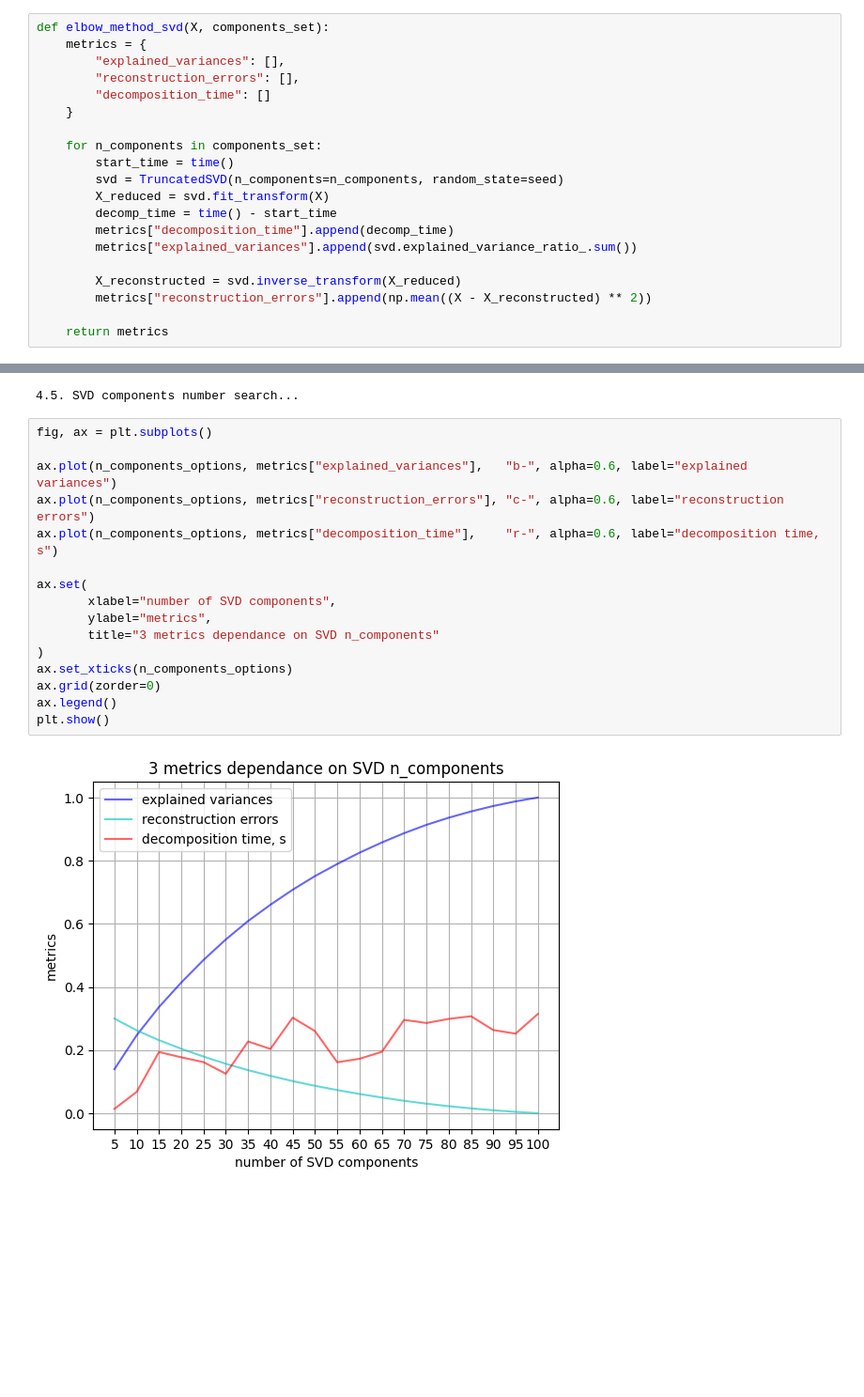
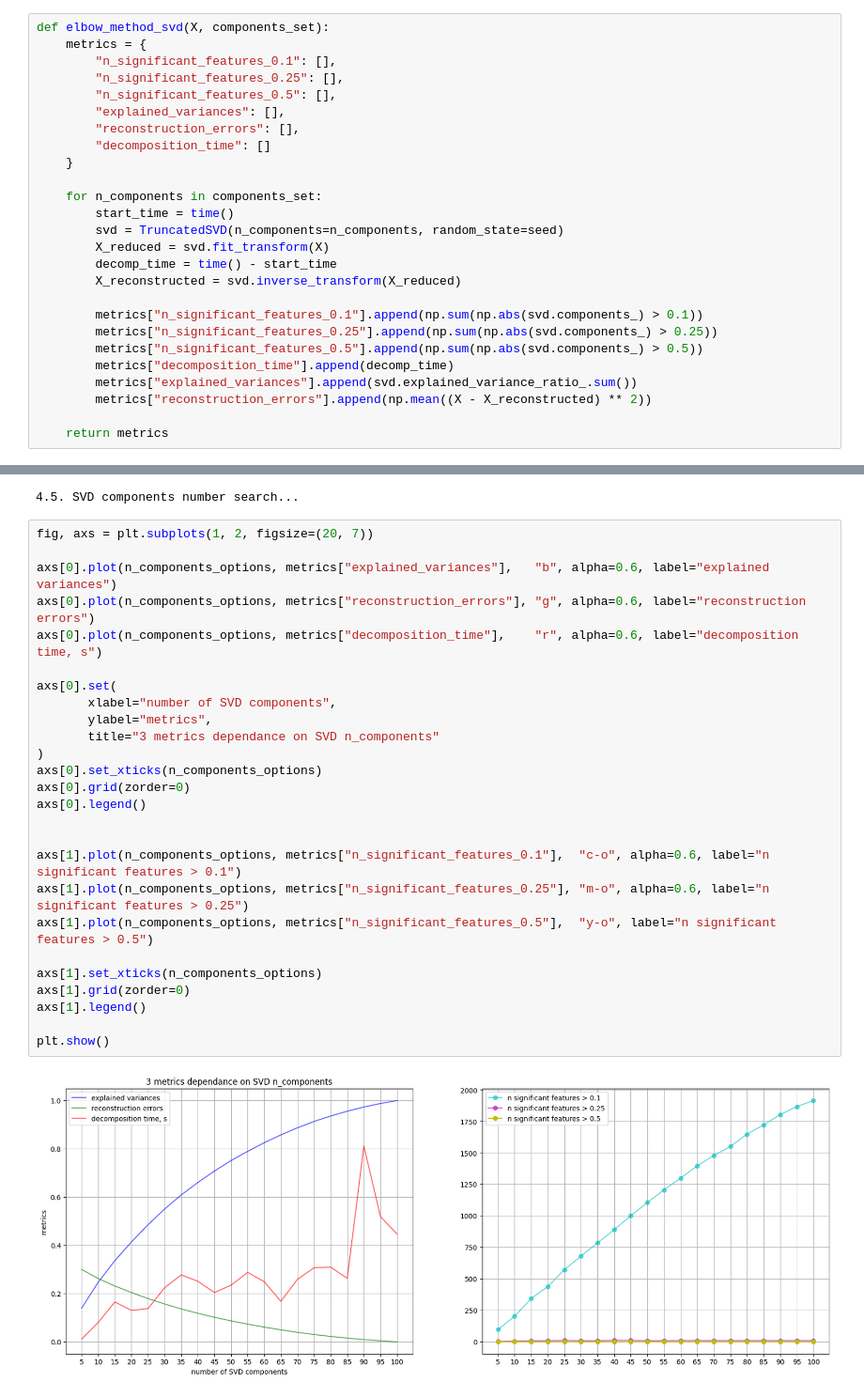
Before and after one commit to Ali-AliAli-Ali/binarize-inverse-interpret, a Jupyter notebook: regnetx_imagenet/bin_features_imagenet_cifar.ipynb, the cells around one changed output, grey strips where cells are left out. Shown at 94% size. Drawn from its saved outputs; the diff is of its cells as text; blank space fills up the shorter version.

Commit message:
Added significant features number analysis

```diff
--- a/regnetx_imagenet/bin_features_imagenet_cifar.ipynb
+++ b/regnetx_imagenet/bin_features_imagenet_cifar.ipynb
@@ -458,6 +458,9 @@ Number of significant binary features: 1098
 # %%
 def elbow_method_svd(X, components_set):
     metrics = {
+        "n_significant_features_0.1": [],
+        "n_significant_features_0.25": [],
+        "n_significant_features_0.5": [],
         "explained_variances": [],
         "reconstruction_errors": [],
         "decomposition_time": []
@@ -468,10 +471,13 @@ def elbow_method_svd(X, components_set):
         svd = TruncatedSVD(n_components=n_components, random_state=seed)
         X_reduced = svd.fit_transform(X)
         decomp_time = time() - start_time
+        X_reconstructed = svd.inverse_transform(X_reduced)
+
+        metrics["n_significant_features_0.1"].append(np.sum(np.abs(svd.components_) > 0.1))
+        metrics["n_significant_features_0.25"].append(np.sum(np.abs(svd.components_) > 0.25))
+        metrics["n_significant_features_0.5"].append(np.sum(np.abs(svd.components_) > 0.5))
         metrics["decomposition_time"].append(decomp_time)
         metrics["explained_variances"].append(svd.explained_variance_ratio_.sum())
-
-        X_reconstructed = svd.inverse_transform(X_reduced)
         metrics["reconstruction_errors"].append(np.mean((X - X_reconstructed) ** 2))
 
     return metrics
@@ -518,20 +524,30 @@ metrics = elbow_method_svd(weights_fused.cpu().numpy(), n_components_options)
 # %% [output]
 4.5. SVD components number search...
 # %%
-fig, ax = plt.subplots()
+fig, axs = plt.subplots(1, 2, figsize=(20, 7))
 
-ax.plot(n_components_options, metrics["explained_variances"],   "b-", alpha=0.6, label="explained variances")
-ax.plot(n_components_options, metrics["reconstruction_errors"], "c-", alpha=0.6, label="reconstruction errors")
-ax.plot(n_components_options, metrics["decomposition_time"],    "r-", alpha=0.6, label="decomposition time, s")
+axs[0].plot(n_components_options, metrics["explained_variances"],   "b", alpha=0.6, label="explained variances")
+axs[0].plot(n_components_options, metrics["reconstruction_errors"], "g", alpha=0.6, label="reconstruction errors")
+axs[0].plot(n_components_options, metrics["decomposition_time"],    "r", alpha=0.6, label="decomposition time, s")
 
-ax.set(
+axs[0].set(
        xlabel="number of SVD components",
        ylabel="metrics",
        title="3 metrics dependance on SVD n_components"
 )
-ax.set_xticks(n_components_options)
-ax.grid(zorder=0)
-ax.legend()
+axs[0].set_xticks(n_components_options)
+axs[0].grid(zorder=0)
+axs[0].legend()
+
+
+axs[1].plot(n_components_options, metrics["n_significant_features_0.1"],  "c-o", alpha=0.6, label="n significant features > 0.1")
+axs[1].plot(n_components_options, metrics["n_significant_features_0.25"], "m-o", alpha=0.6, label="n significant features > 0.25")
+axs[1].plot(n_components_options, metrics["n_significant_features_0.5"],  "y-o", label="n significant features > 0.5")
+
+axs[1].set_xticks(n_components_options)
+axs[1].grid(zorder=0)
+axs[1].legend()
+
 plt.show()
 # %% [output]
-[figure, old version]
+[figure, new version]
```
Also changed, not shown: parts of 1 cell of this notebook.
